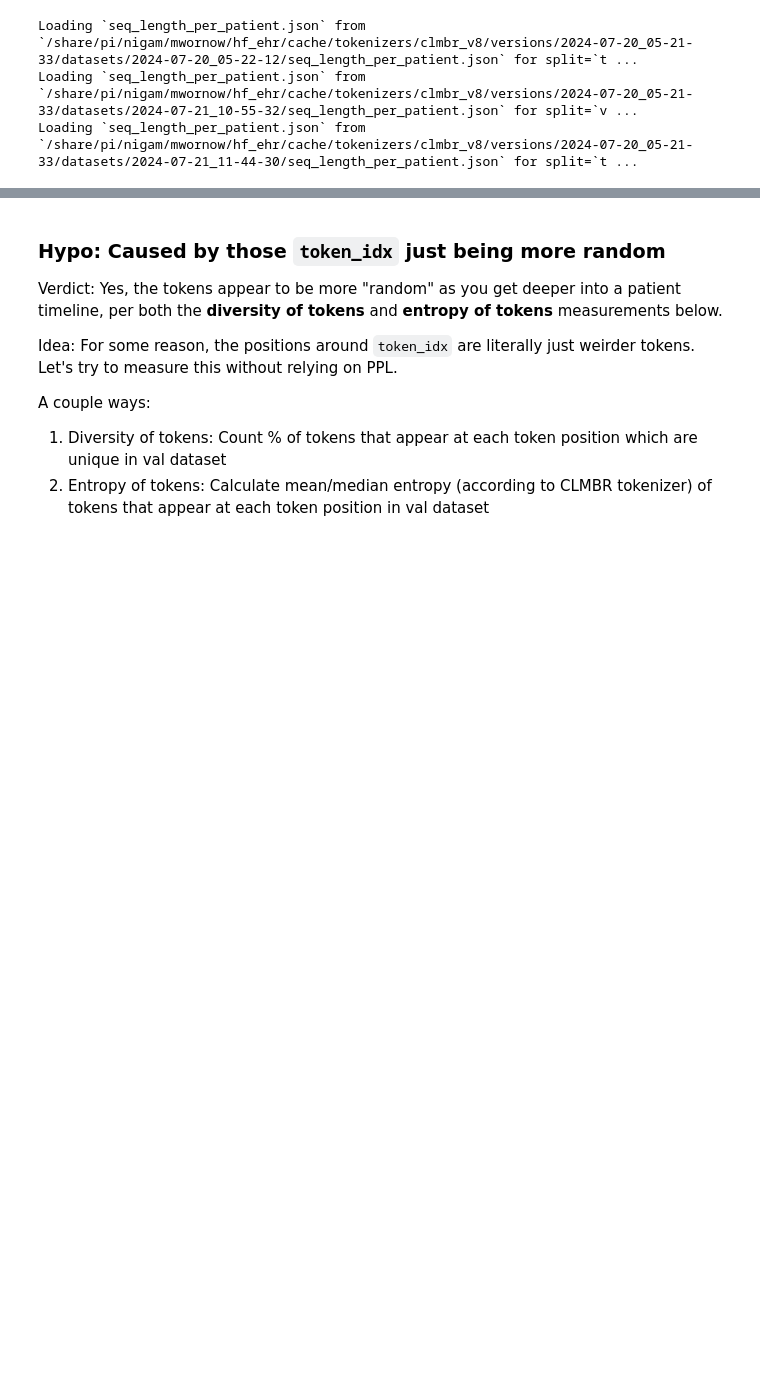
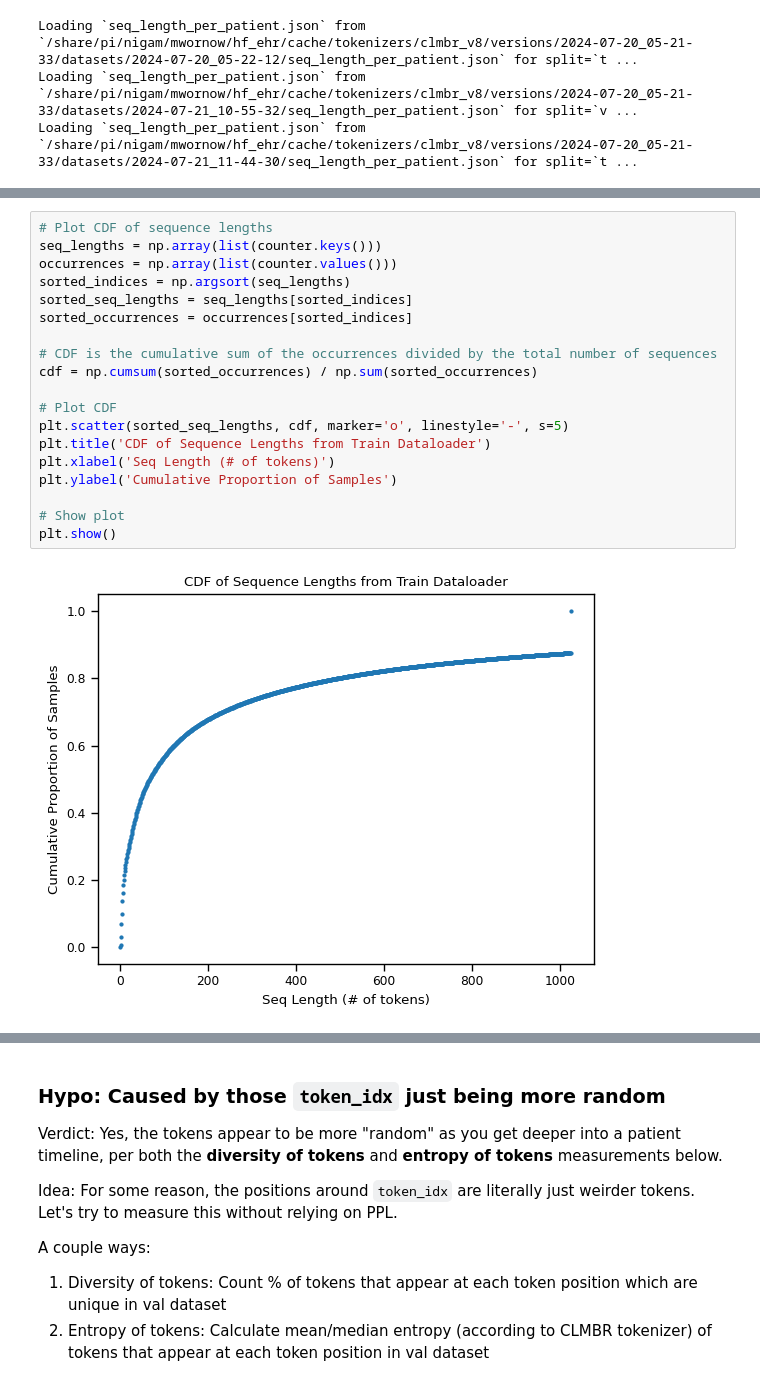
Before and after one commit to som-shahlab/hf_ehr, a Jupyter notebook: hf_ehr/notebooks/val_ppl_plots.ipynb, the cells around one changed output, grey strips where cells are left out. Saved outputs shown, nothing was run; the diff lists cells and outputs as text; blank space fills up the shorter version.

```diff
--- a/hf_ehr/notebooks/val_ppl_plots.ipynb
+++ b/hf_ehr/notebooks/val_ppl_plots.ipynb
@@ -432,0 +429,21 @@ plt.show()
+# %%
+# Plot CDF of sequence lengths
+seq_lengths = np.array(list(counter.keys()))
+occurrences = np.array(list(counter.values()))
+sorted_indices = np.argsort(seq_lengths)
+sorted_seq_lengths = seq_lengths[sorted_indices]
+sorted_occurrences = occurrences[sorted_indices]
+
+# CDF is the cumulative sum of the occurrences divided by the total number of sequences
+cdf = np.cumsum(sorted_occurrences) / np.sum(sorted_occurrences)
+
+# Plot CDF
+plt.scatter(sorted_seq_lengths, cdf, marker='o', linestyle='-', s=5)
+plt.title('CDF of Sequence Lengths from Train Dataloader')
+plt.xlabel('Seq Length (# of tokens)')
+plt.ylabel('Cumulative Proportion of Samples')
+
+# Show plot
+plt.show()
+# %% [output]
+[figure, added]
```
Also changed, not shown: parts of 11 cells of this notebook, 21 other files.
